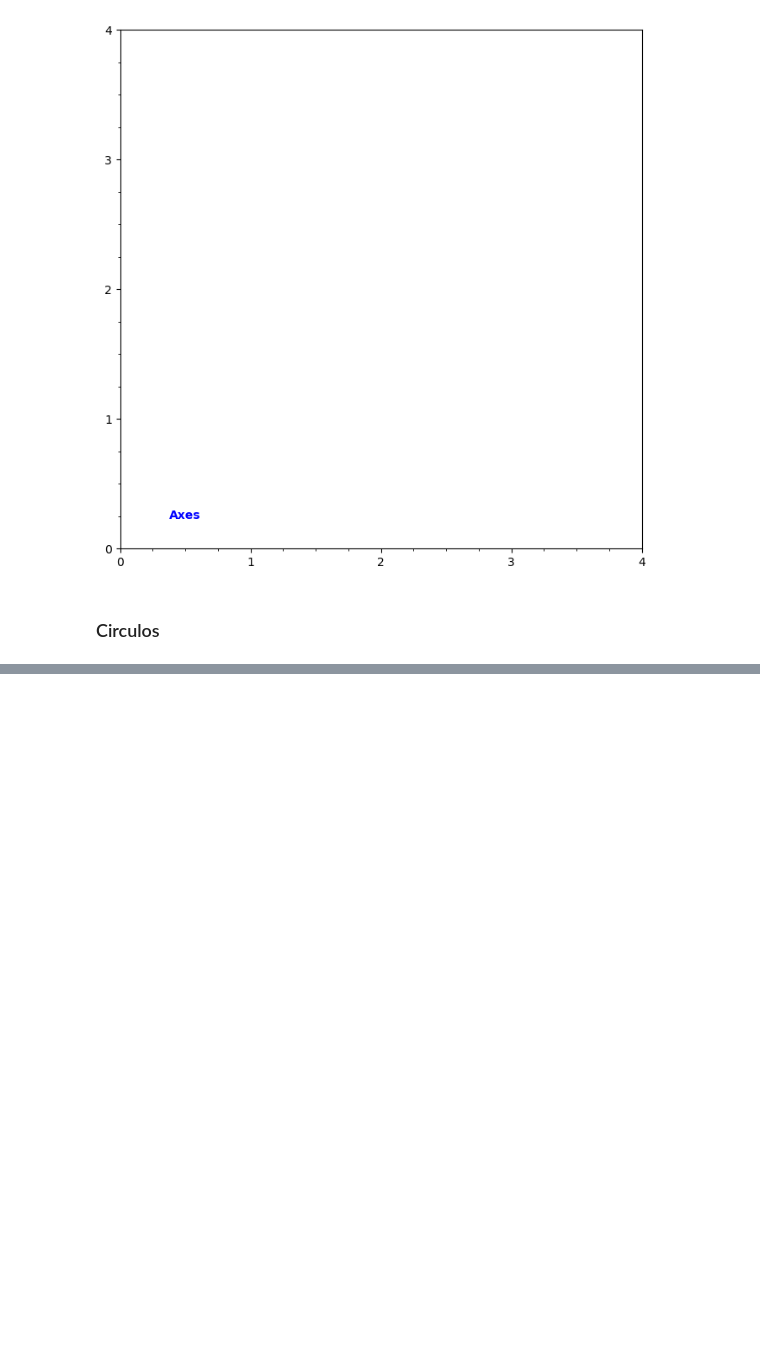
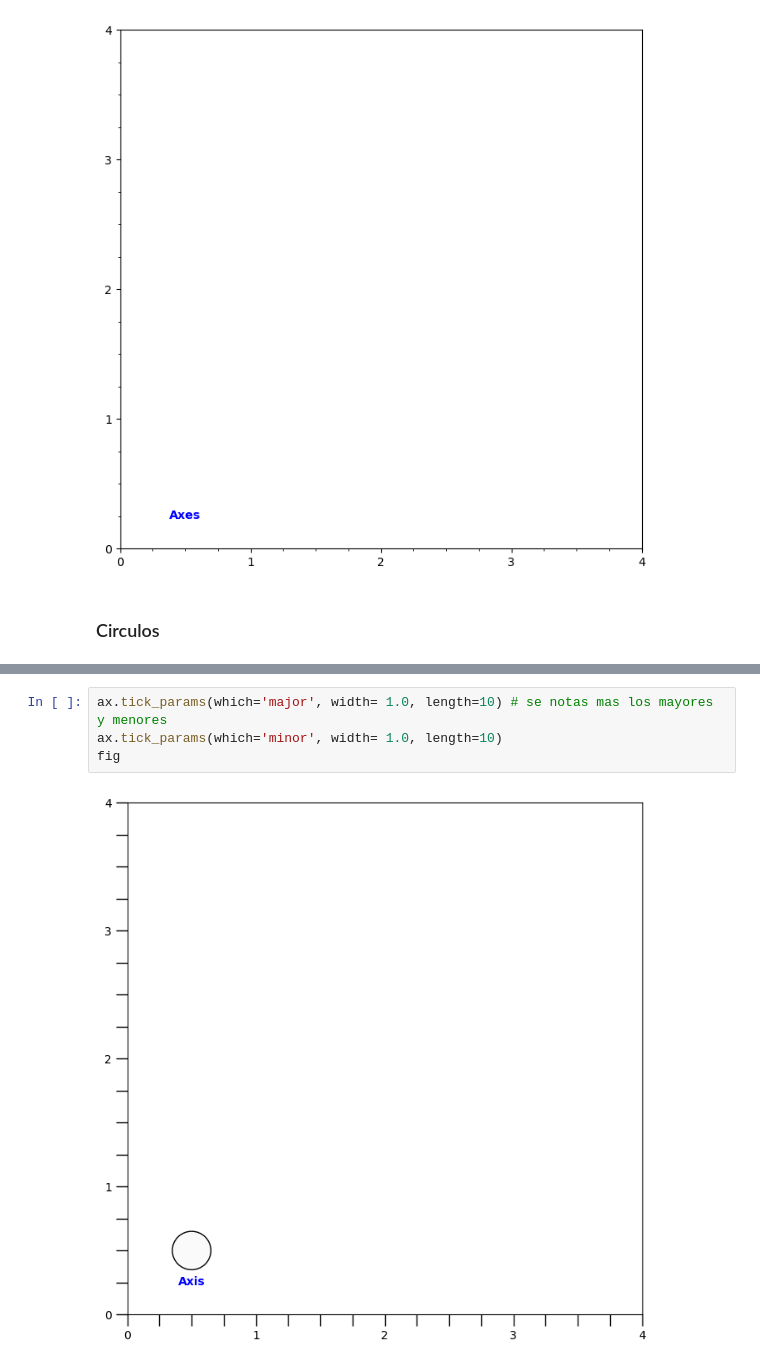
Before and after one commit to IA-ML-and-DL/JupyterNotebook, a Jupyter notebook: Matplotlib/S1C04 - Ticks de una gráfica.ipynb, the cells around one changed output, grey strips where cells are left out. Saved outputs shown, nothing was run; the diff lists cells and outputs as text; blank space fills up the shorter version.

```diff
--- a/Matplotlib/S1C04 - Ticks de una gráfica.ipynb
+++ b/Matplotlib/S1C04 - Ticks de una gráfica.ipynb
@@ -153,0 +167,6 @@ fig
+# %%
+ax.tick_params(which='major', width= 1.0, length=10) # se notas mas los mayores y menores
+ax.tick_params(which='minor', width= 1.0, length=10)
+fig
+# %% [output]
+[figure, added]
```
Also changed, not shown: parts of 12 cells of this notebook.
